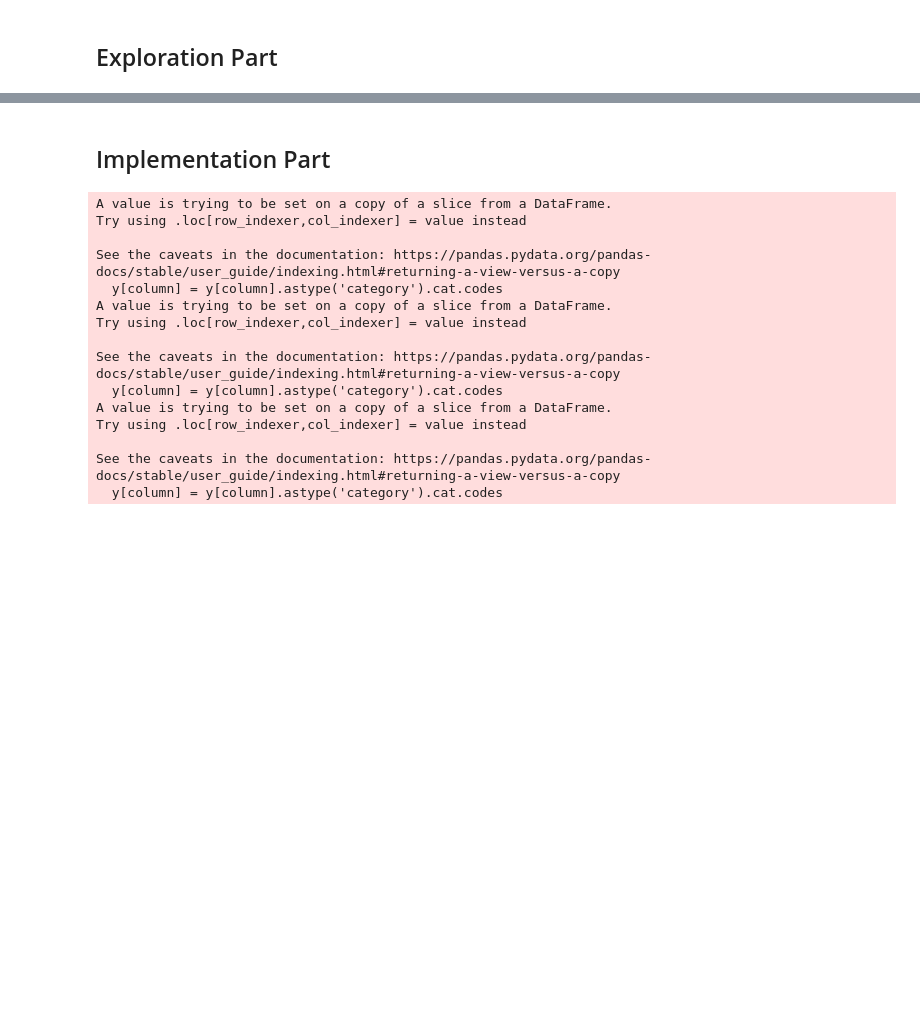
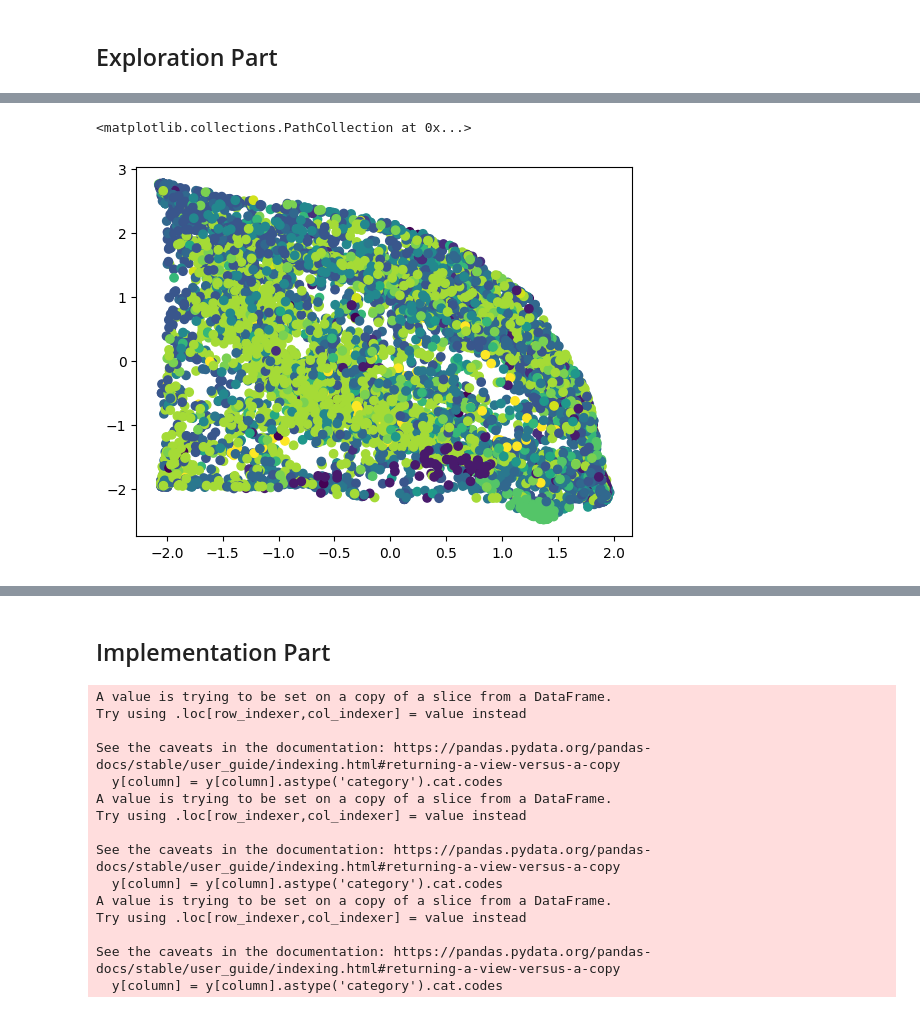
Before and after one commit to YD5463/unsupervised-learning-project, a Jupyter notebook: notebooks/static_data.ipynb, the cells around one changed output, grey strips where cells are left out. Drawn from its saved outputs; the diff is of its cells as text; code cells hidden in the pictures; blank space fills up the shorter version.

```diff
--- a/notebooks/static_data.ipynb
+++ b/notebooks/static_data.ipynb
@@ -17,3 +17,8 @@ from pathlib import Path
 from sklearn.preprocessing import MinMaxScaler
 from datetime import datetime
 import warnings
+# %%
+data_path = "../data/fma_metadata"
+
+features = pd.read_csv(os.path.join(data_path, "features.csv"), index_col=0, header=[0, 1, 2])
+tracks = pd.read_csv(os.path.join(data_path, "tracks.csv"), index_col=0, header=[0, 1])
@@ -19,0 +59,7 @@ import warnings
+# %%
+external_vars = [('track', 'genre_top'), ('track', 'language_code'), ('album', 'type')]
+df = pd.concat([features, tracks[external_vars]], axis=1)
+df = df.dropna()
+df.reset_index(inplace=True)
+df.drop("track_id", axis=1, inplace=True)
+X, y = df.drop(external_vars, axis=1), df[external_vars]
@@ -19,0 +86,5 @@ import warnings
+# %%
+from sklearn.manifold import TSNE
+tsne = TSNE(n_components=2, method="exact", init="random", n_jobs=-1, n_iter=250)
+tsne_out = tsne.fit_transform(X)
+tsne_out
@@ -19,0 +99,6 @@ import warnings
+# %%
+import matplotlib.pyplot as plt
+plt.scatter(tsne_out[:, 0], tsne_out[:, 1], c=y[('track', 'genre_top')].astype('category').cat.codes)
+# %% [output]
+<matplotlib.collections.PathCollection at 0x...>
+[figure, added]
```
Also changed, not shown: parts of 11 cells of this notebook, 19 other files.
